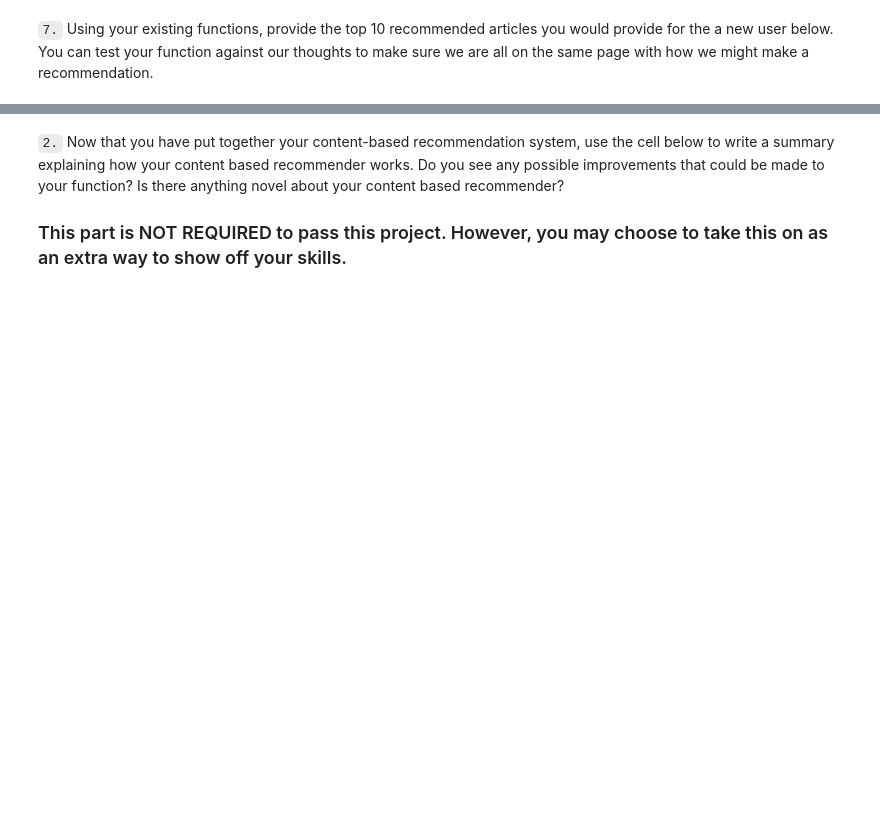
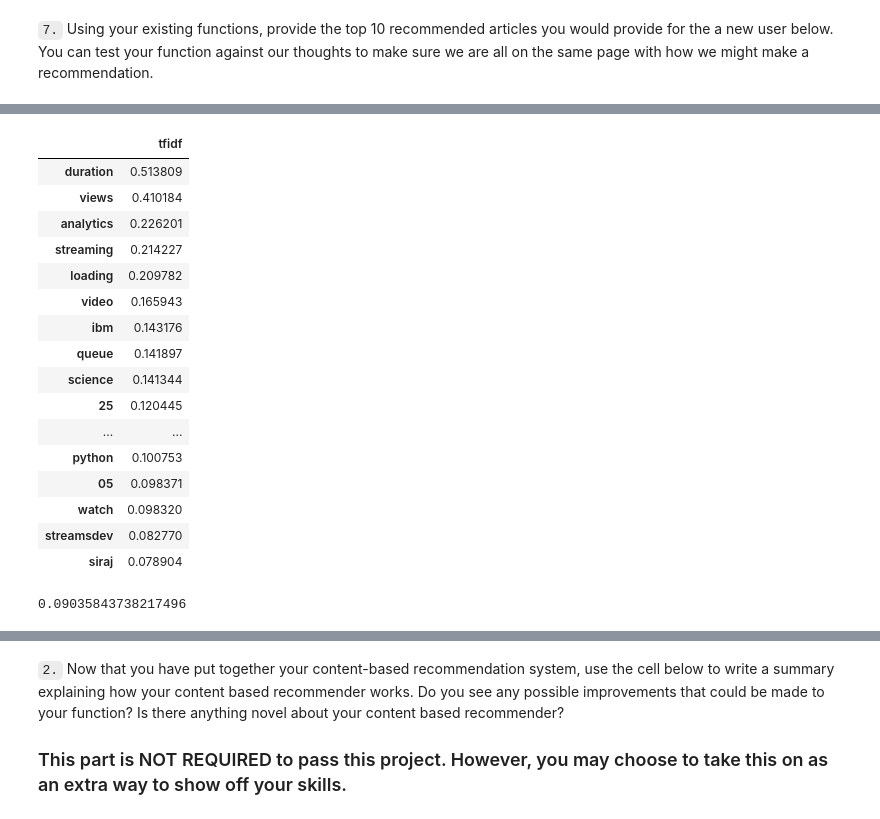
Before and after one commit to manifolded/right-article-right-reader, a Jupyter notebook: Recommendations_with_IBM.ipynb, the cells around one changed output, grey strips where cells are left out. Cells and saved outputs as stored; diff of their text form; code cells hidden in the pictures; blank space fills up the shorter version.

```diff
--- a/Recommendations_with_IBM.ipynb
+++ b/Recommendations_with_IBM.ipynb
@@ -659,0 +702,6 @@ Another method we might use to make recommendations is to perform a ranking of t
+# %%
+my_stop_words = text.ENGLISH_STOP_WORDS
+
+vect = text.TfidfVectorizer(use_idf=True, min_df=5, max_df=0.9, lowercase=True, stop_words=my_stop_words)
+# %%
+y = vect.fit_transform(df_content['doc_body'].dropna(axis=0))
@@ -659,0 +739,3 @@ Another method we might use to make recommendations is to perform a ranking of t
+# %%
+pp_y0 = pd.DataFrame(y[0].T.todense(), index=vect.get_feature_names(), columns=['tfidf'])
+pp_y0.head()
@@ -659,0 +749,20 @@ Another method we might use to make recommendations is to perform a ranking of t
+# %%
+pp_y0.sort_values(by='tfidf',ascending=False).head(20)
+# %% [output]
+|  | tfidf |
+| duration | 0.513809 |
+| views | 0.410184 |
+| analytics | 0.226201 |
+| streaming | 0.214227 |
+| loading | 0.209782 |
+| video | 0.165943 |
+| ibm | 0.143176 |
+| queue | 0.141897 |
+| science | 0.141344 |
+| 25 | 0.120445 |
+| ... | ... |
+| python | 0.100753 |
+| 05 | 0.098371 |
+| watch | 0.098320 |
+| streamsdev | 0.082770 |
+| siraj | 0.078904 |
@@ -659,0 +814,4 @@ Another method we might use to make recommendations is to perform a ranking of t
+# %%
+calc_article_corr(0,1041)
+# %% [output]
+0.09035843738217496
```
Also changed, not shown: parts of 16 cells of this notebook.
